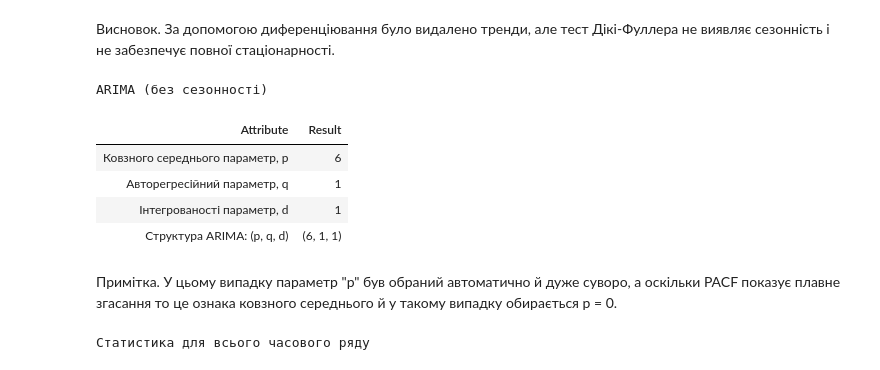
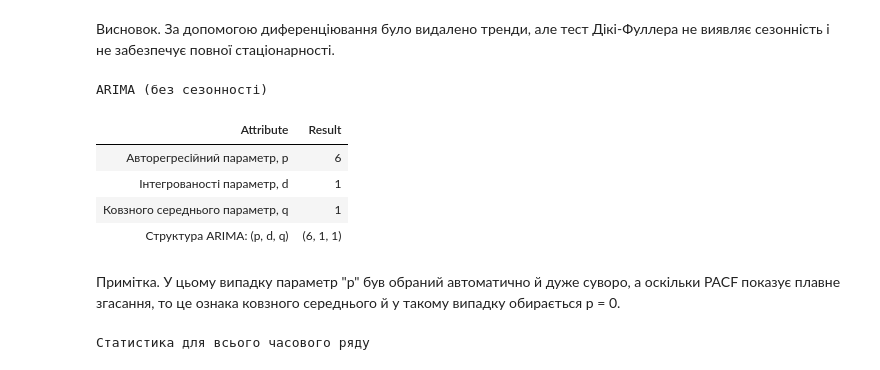
Before and after one commit to BogdanPinchuk/DataScience-PBY_HW16, a Jupyter notebook: Bohdan_Pinchuk_DS_HW16.ipynb, the cells around one changed output. Drawn from its saved outputs; the diff is of its cells as text; code cells hidden in the pictures.

```diff
--- a/Bohdan_Pinchuk_DS_HW16.ipynb
+++ b/Bohdan_Pinchuk_DS_HW16.ipynb
@@ -659,33 +659,33 @@ plt.show()
 # %%
 import apps.main as mn
 import apps.reporter as rpt
 
 # Input data
 data_set = output_ar
 
 # Solution
 
 # знаходження q вручну
 q_ar = mn.find_q_acf_manually(data_set)
 p_ar = mn.find_p_pacf_manually(data_set)
 
 rp = rpt.Reporter()
-rp.add_item(f"Ковзного середнього параметр, p", str(p_ar))
-rp.add_item("Авторегресійний параметр, q", str(q_ar))
+rp.add_item("Авторегресійний параметр, p", str(p_ar))
 rp.add_item("Інтегрованості параметр, d", str(d_ar))
-rp.add_item("Структура ARIMA: (p, q, d)", f"({p_ar}, {q_ar}, {d_ar})")
+rp.add_item(f"Ковзного середнього параметр, q", str(q_ar))
+rp.add_item("Структура ARIMA: (p, d, q)", f"({p_ar}, {d_ar}, {q_ar})")
 
 # Print results
 rp.print_pd_report(ds_arima_name)
 # %% [output]
 ARIMA (без сезонності)
 | Attribute | Result |
-| Ковзного середнього параметр, p | 6 |
-| Авторегресійний параметр, q | 1 |
+| Авторегресійний параметр, p | 6 |
 | Інтегрованості параметр, d | 1 |
-| Структура ARIMA: (p, q, d) | (6, 1, 1) |
+| Ковзного середнього параметр, q | 1 |
+| Структура ARIMA: (p, d, q) | (6, 1, 1) |
 # %% [markdown]
-Примітка. У цьому випадку параметр "p" був обраний автоматично й дуже суворо, а оскільки PACF показує плавне згасання то це ознака ковзного середнього й у такому випадку обирається p = 0.
+Примітка. У цьому випадку параметр "p" був обраний автоматично й дуже суворо, а оскільки PACF показує плавне згасання, то це ознака ковзного середнього й у такому випадку обирається p = 0.
 # %%
 # Splitting data
 
```
Also changed, not shown: parts of 1 cell of this notebook, 1 other file.
